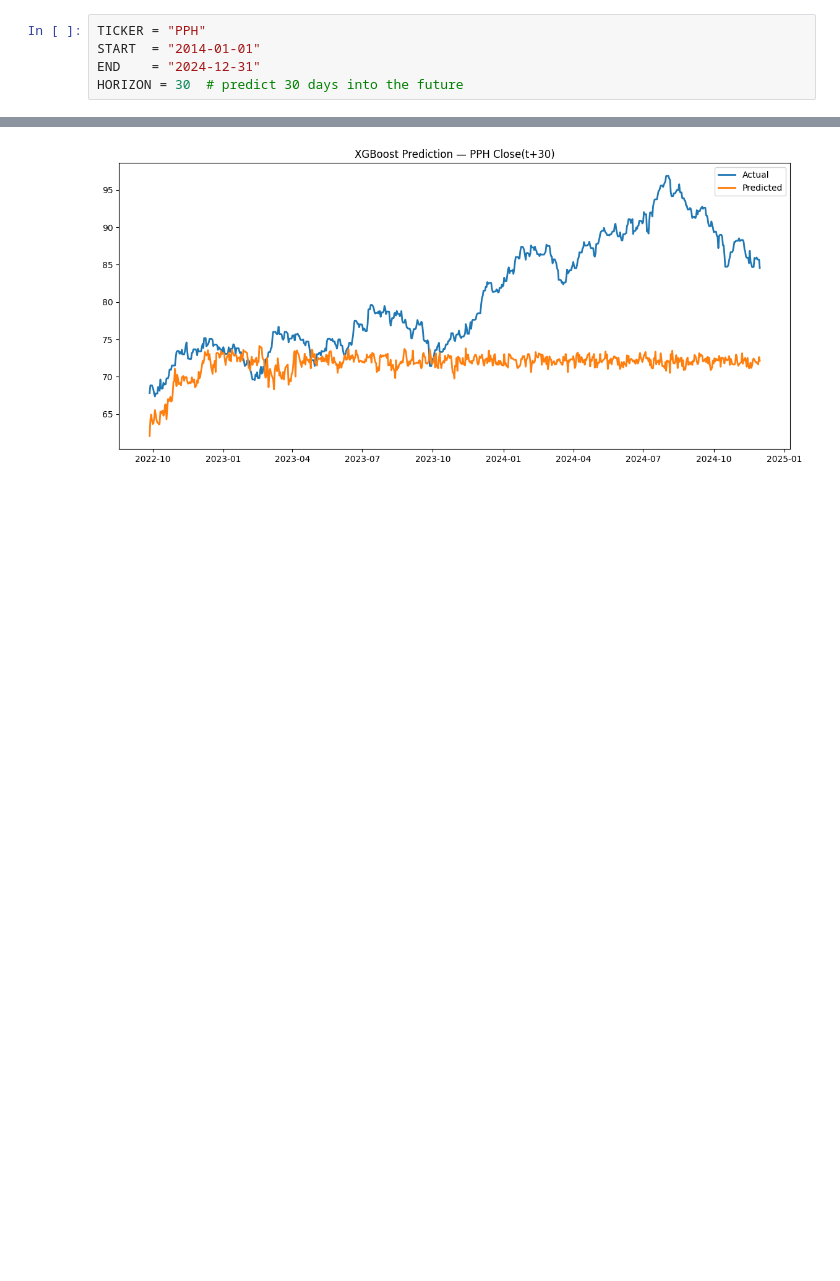
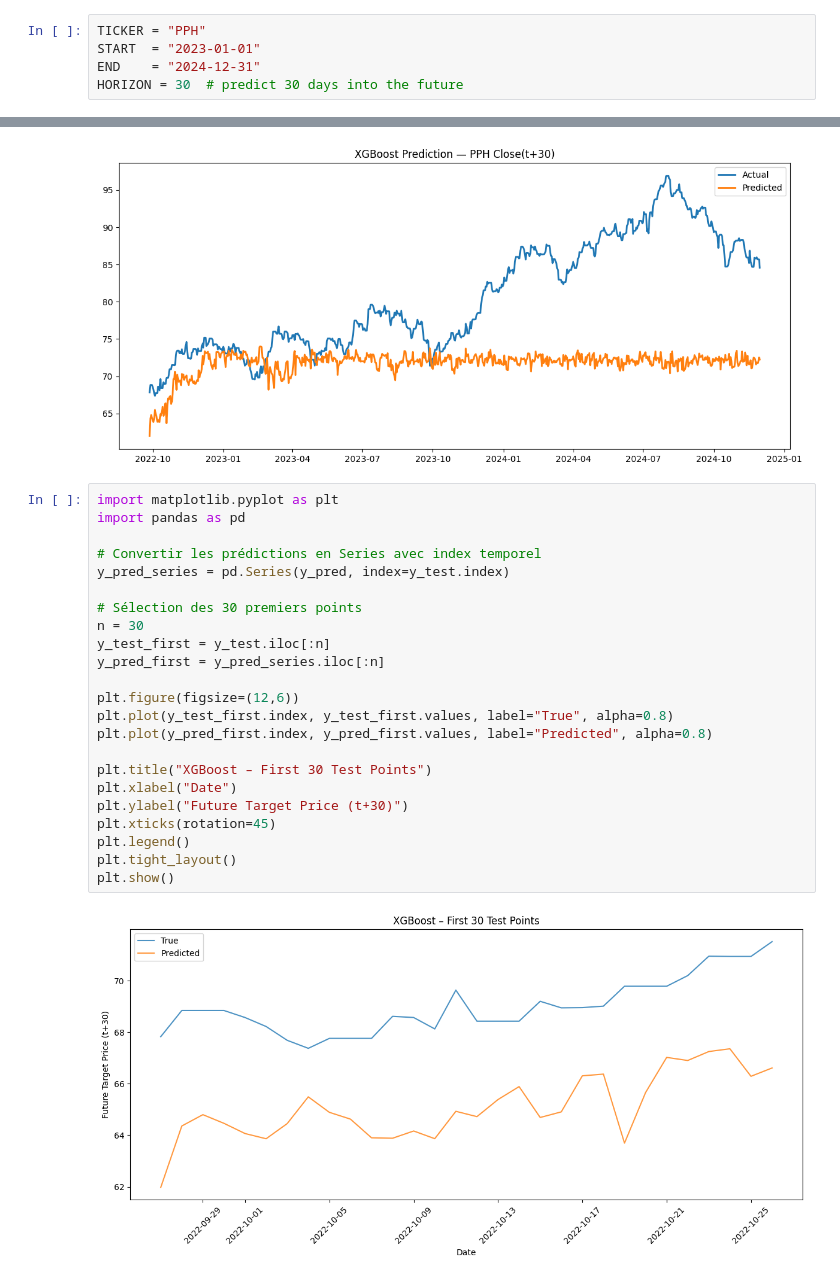
Before and after one commit to bennystu/Trend-Surgeon, a Jupyter notebook: Trend-Surgeon-Time-Series/notebooks/xgboost_model_simpledataprep.ipynb, the cells around one changed output, grey strips where cells are left out. Cells and saved outputs as stored; diff of their text form; blank space fills up the shorter version.

```diff
--- a/Trend-Surgeon-Time-Series/notebooks/xgboost_model_simpledataprep.ipynb
+++ b/Trend-Surgeon-Time-Series/notebooks/xgboost_model_simpledataprep.ipynb
@@ -21,7 +21,7 @@ Project root: /Users/arnaudthomas/code/bennystu/Trend-Surgeon/Trend-Surgeon-Time
 ts_boilerplate exists: True
 # %%
 TICKER = "PPH"
-START  = "2014-01-01"
+START  = "2023-01-01"
 END    = "2024-12-31"
 HORIZON = 30  # predict 30 days into the future
 # %%
@@ -83,3 +83,28 @@ plt.legend()
 plt.show()
 # %% [output]
 [figure]
+# %%
+import matplotlib.pyplot as plt
+import pandas as pd
+
+# Convertir les prédictions en Series avec index temporel
+y_pred_series = pd.Series(y_pred, index=y_test.index)
+
+# Sélection des 30 premiers points
+n = 30
+y_test_first = y_test.iloc[:n]
+y_pred_first = y_pred_series.iloc[:n]
+
+plt.figure(figsize=(12,6))
+plt.plot(y_test_first.index, y_test_first.values, label="True", alpha=0.8)
+plt.plot(y_pred_first.index, y_pred_first.values, label="Predicted", alpha=0.8)
+
+plt.title("XGBoost – First 30 Test Points")
+plt.xlabel("Date")
+plt.ylabel("Future Target Price (t+30)")
+plt.xticks(rotation=45)
+plt.legend()
+plt.tight_layout()
+plt.show()
+# %% [output]
+[figure, added]
```
Also changed, not shown: parts of 1 cell of this notebook, 1 other file.
